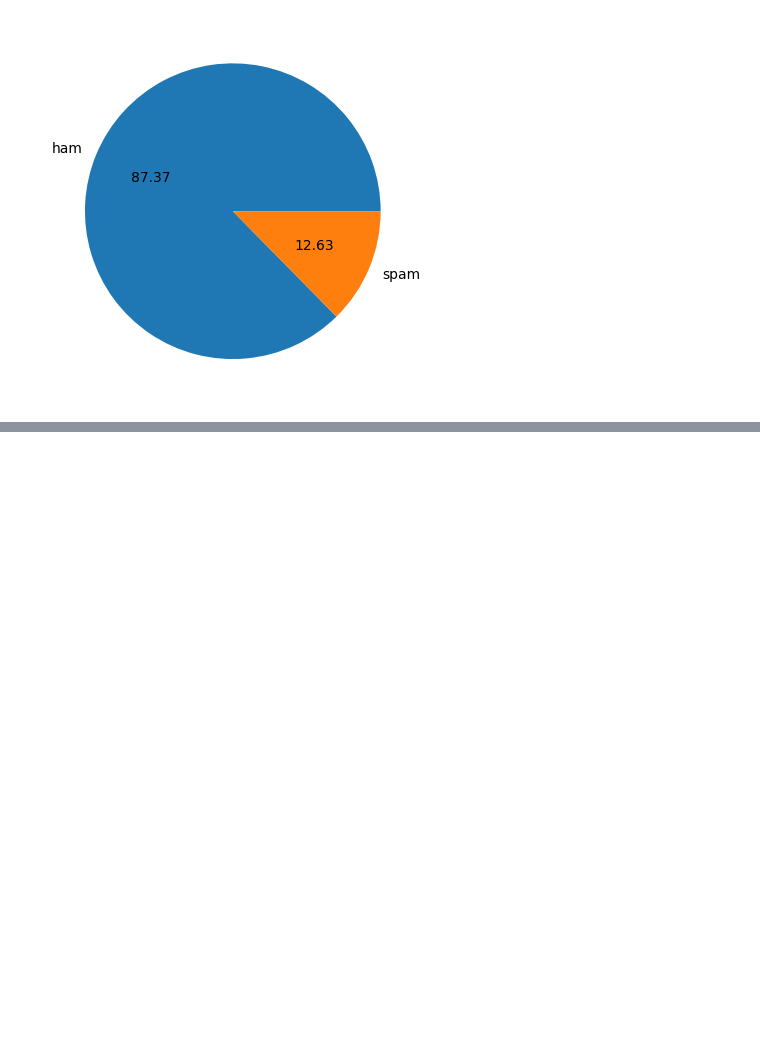
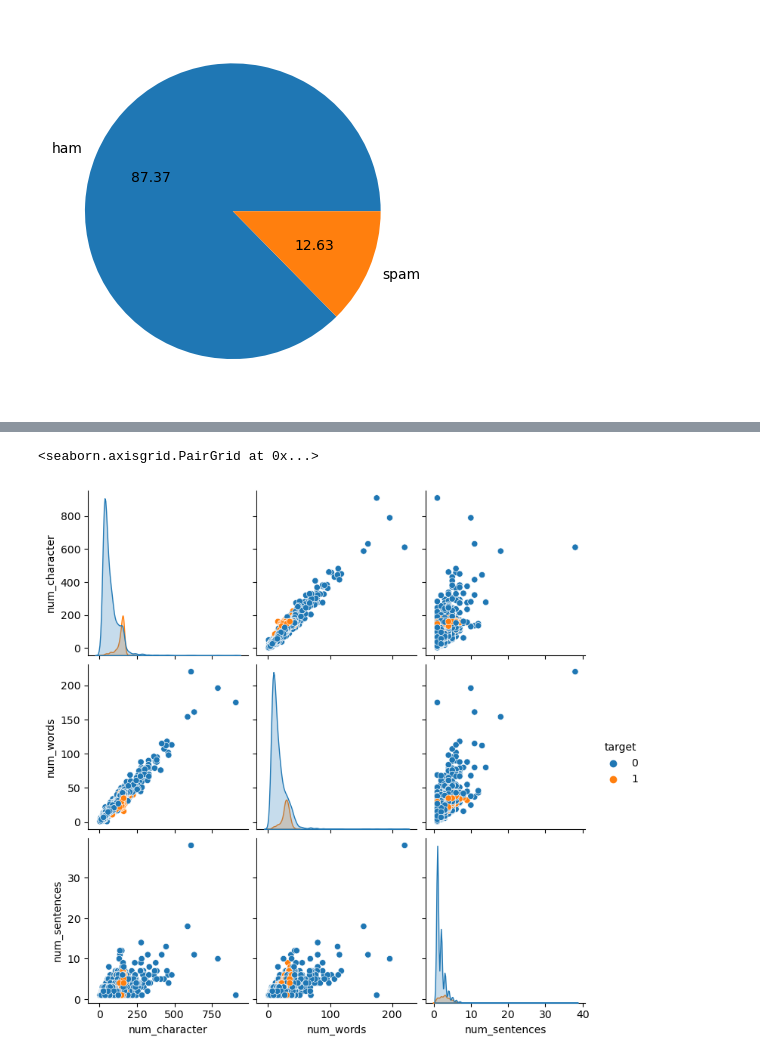
Before and after one commit to Aakashkhanal/spam_classifier, a Jupyter notebook: main.ipynb, the cells around one changed output, grey strips where cells are left out. Cells and saved outputs as stored; diff of their text form; code cells hidden in the pictures; blank space fills up the shorter version.

```diff
--- a/main.ipynb
+++ b/main.ipynb
@@ -177,0 +267,5 @@ LookupError:
+# %%
+sns.pairplot(df,hue='target')
+# %% [output]
+<seaborn.axisgrid.PairGrid at 0x...>
+[figure, added]
```
Also changed, not shown: parts of 30 cells of this notebook.
